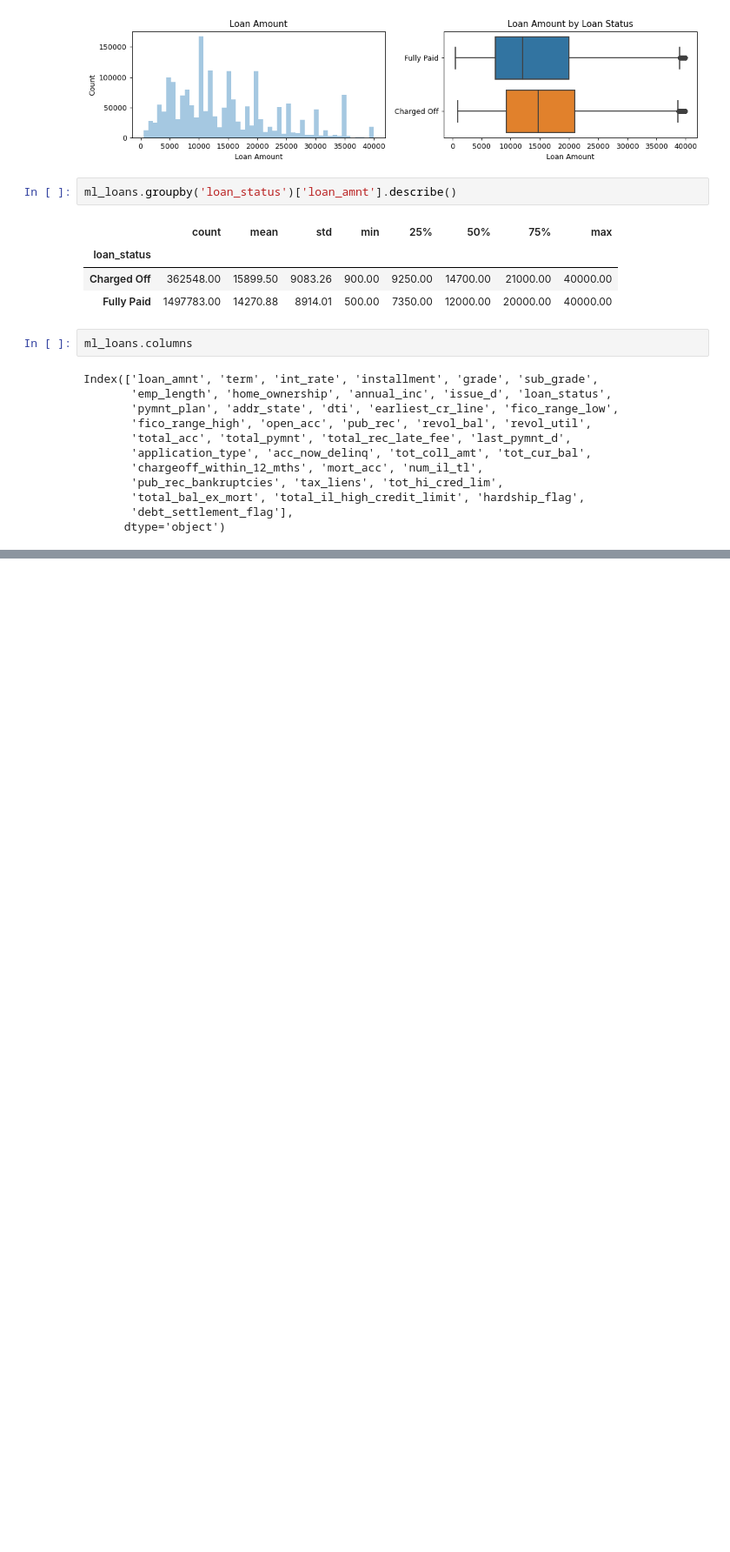
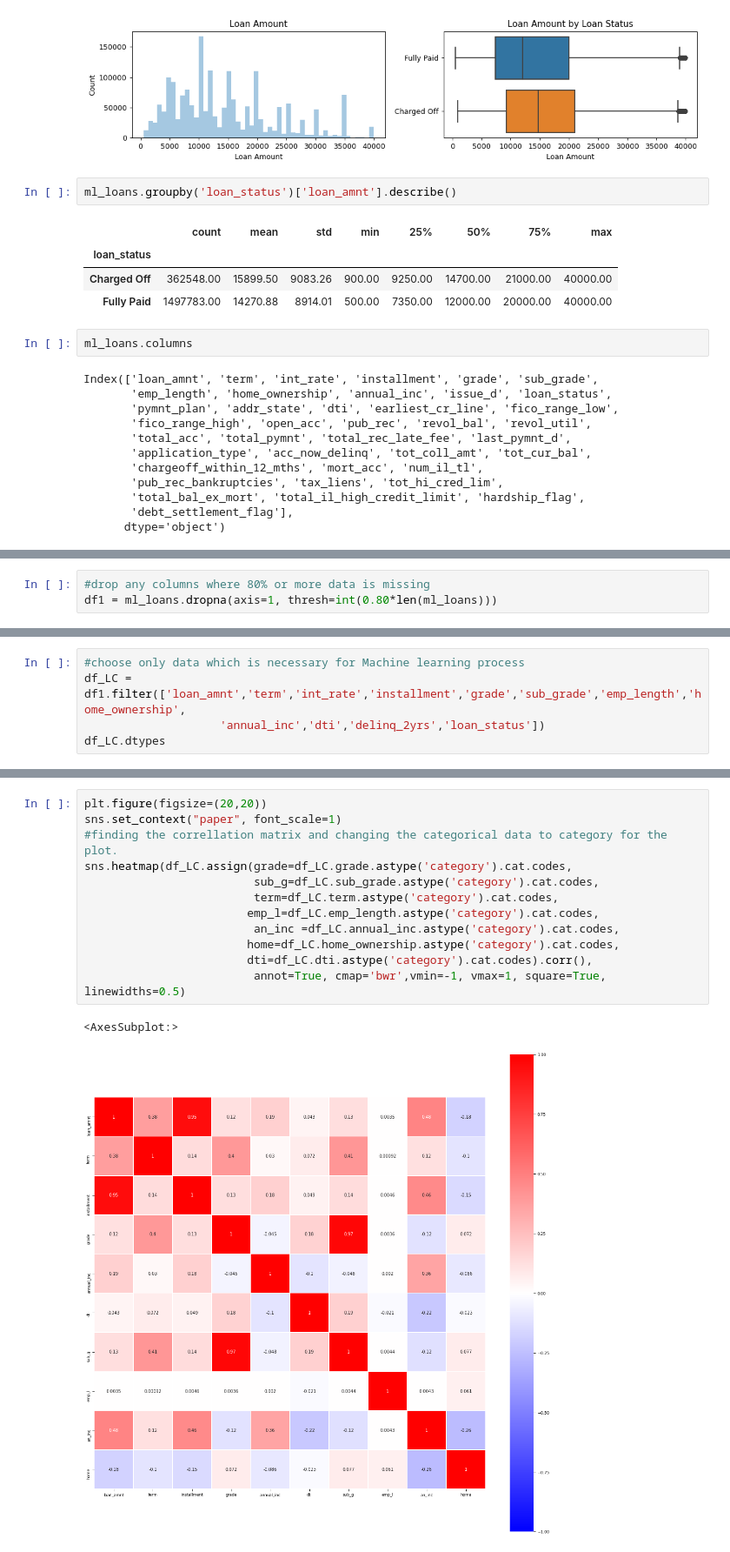
Before and after one commit to nt1983/final-project, a Jupyter notebook: load_data.ipynb, the cells around one changed output, grey strips where cells are left out. Shown at 87% size. Saved outputs shown, nothing was run; the diff lists cells and outputs as text; blank space fills up the shorter version.

```diff
--- a/load_data.ipynb
+++ b/load_data.ipynb
@@ -313,0 +373,3 @@ Index(['loan_amnt', 'term', 'int_rate', 'installment', 'grade', 'sub_grade',
+# %%
+#drop any columns where 80% or more data is missing
+df1 = ml_loans.dropna(axis=1, thresh=int(0.80*len(ml_loans)))
@@ -313,0 +390,5 @@ Index(['loan_amnt', 'term', 'int_rate', 'installment', 'grade', 'sub_grade',
+# %%
+#choose only data which is necessary for Machine learning process
+df_LC = df1.filter(['loan_amnt','term','int_rate','installment','grade','sub_grade','emp_length','home_ownership',
+                    'annual_inc','dti','delinq_2yrs','loan_status'])
+df_LC.dtypes
@@ -313,0 +408,15 @@ Index(['loan_amnt', 'term', 'int_rate', 'installment', 'grade', 'sub_grade',
+# %%
+plt.figure(figsize=(20,20))
+sns.set_context("paper", font_scale=1)
+#finding the correllation matrix and changing the categorical data to category for the plot.
+sns.heatmap(df_LC.assign(grade=df_LC.grade.astype('category').cat.codes,
+                         sub_g=df_LC.sub_grade.astype('category').cat.codes,
+                         term=df_LC.term.astype('category').cat.codes,
+                        emp_l=df_LC.emp_length.astype('category').cat.codes,
+                         an_inc =df_LC.annual_inc.astype('category').cat.codes,
+                        home=df_LC.home_ownership.astype('category').cat.codes,
+                        dti=df_LC.dti.astype('category').cat.codes).corr(),
+                         annot=True, cmap='bwr',vmin=-1, vmax=1, square=True, linewidths=0.5)
+# %% [output]
+<AxesSubplot:>
+[figure, added]
```
Also changed, not shown: parts of 18 cells of this notebook.
